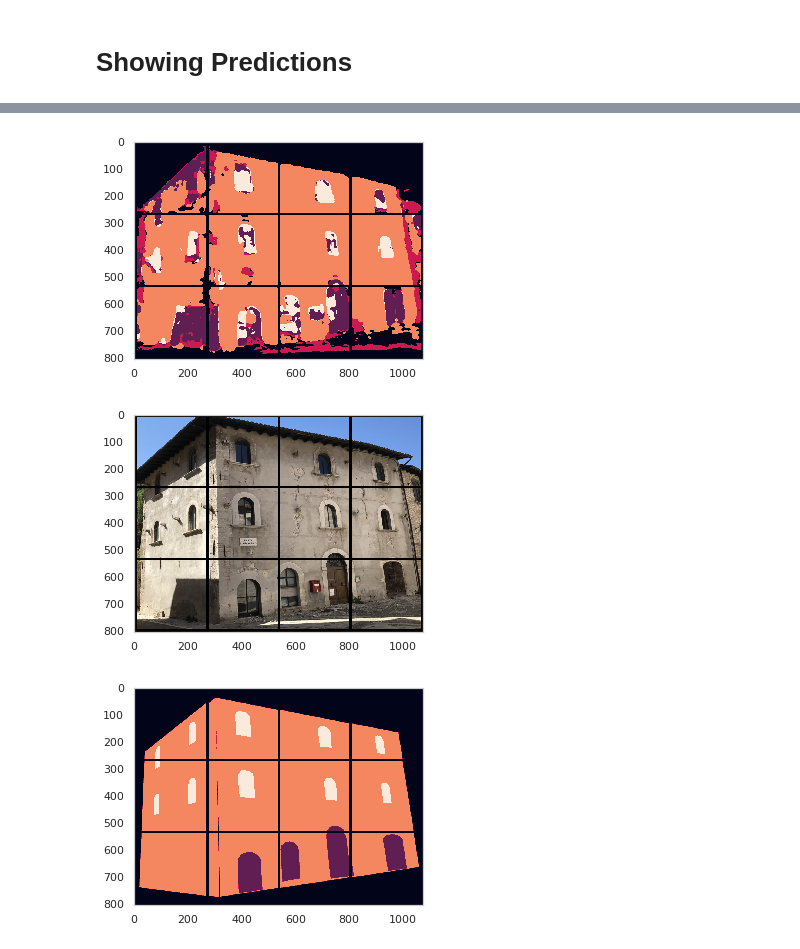
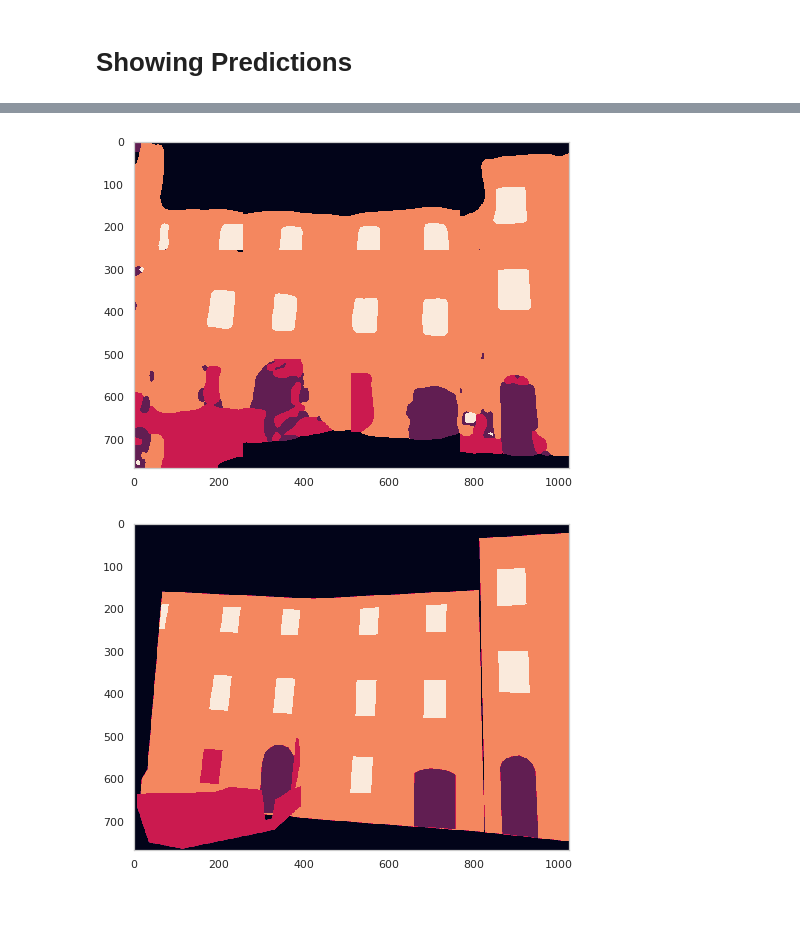
Before and after one commit to gregunz/FacadeParsing, a Jupyter notebook: nb02_segmentation.ipynb, the cells around one changed output, grey strips where cells are left out. Cells and saved outputs as stored; diff of their text form; code cells hidden in the pictures; blank space fills up the shorter version.

```diff
--- a/nb02_segmentation.ipynb
+++ b/nb02_segmentation.ipynb
@@ -243,2 +235,2 @@ Epoch 1/19
 # %%
-albunet.load_state_dict(torch.load("{}/models/model_albunet_weighted_cropped100_256_1024_15.torch".format(path_to_data)))
+albunet.load_state_dict(torch.load("{}/models/model_albunet_dice2_cropped100_256_1024_19.torch".format(path_to_data)))
@@ -272,18 +247,20 @@ assert len(val_images) == n_img_val
 def val_img_predict(idx):
     crops_to_show = img_idx_to_crop_idx(val_images[idx_to_show:idx_to_show+1])
     image_to_show = torch.stack([dataset[i]['image'] for i in crops_to_show])
-    label_to_show = torch.stack([dataset[i]['label'] for i in crops_to_show])
+    target = torch.stack([dataset[i]['label'] for i in crops_to_show])
     outputs = albunet(image_to_show.to(device))
     _, pred = torch.max(outputs, 1)
-    return image_to_show, pred, label_to_show
+    return image_to_show, pred, target
 # %%
 pred_acc = []
 for idx_to_show in range(len(val_images)):
-    _, pred, label_to_show = val_img_predict(idx_to_show)
-    pred_cmp = label_to_show.squeeze().to(device) == pred
-    pred_acc.append(pred_cmp.sum().item() / pred_cmp.nelement())
+    _, pred, target = val_img_predict(idx_to_show)
+    #pred_cmp = target.squeeze().to(device) == pred
+    #pred_acc.append(pred_cmp.sum().item() / pred_cmp.nelement())
+    acc_jaccard = jaccard_index(pred, target.squeeze(), n_classes=len(target.unique()))
+    pred_acc.append(acc_jaccard.mean())
 # %%
-padding = 10
+padding = 0
 # %%
 idx_to_show = np.argmax(pred_acc)
 n_row = 4
@@ -294,11 +271,10 @@ idx_to_show, pred_acc[idx_to_show]
 # %%
 show_img(utils.make_grid(pred.unsqueeze(1).cpu(), nrow=n_row, padding=padding)[0].numpy())
-show_img(utils.make_grid(image_to_show.cpu(), nrow=n_row, padding=padding))
+#show_img(utils.make_grid(image_to_show.cpu(), nrow=n_row, padding=padding))
 show_img(utils.make_grid(label_to_show.cpu(), nrow=n_row, padding=padding)[0].numpy())
 # %% [output]
-[figure, old version]
+[figure, new version]
-[figure, old version]
+[figure, new version]
-[figure, removed]
 # %%
 idx_to_show = np.argmin(pred_acc)
 n_row = 4
```
Also changed, not shown: parts of 18 cells of this notebook, 9 other files.
